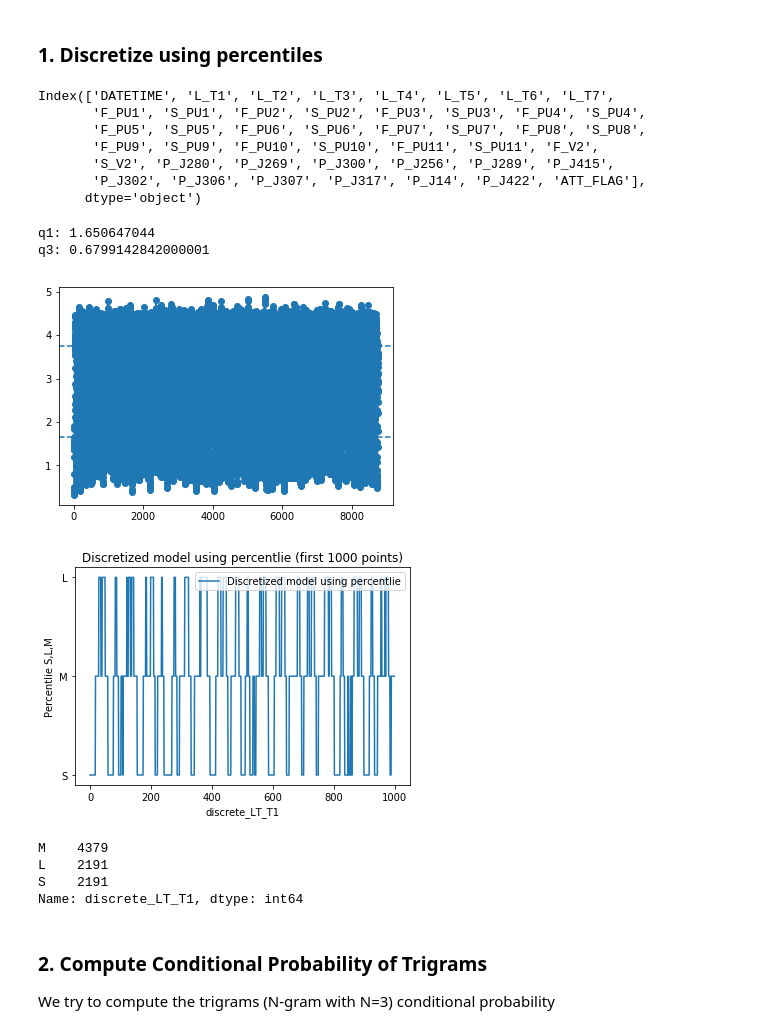
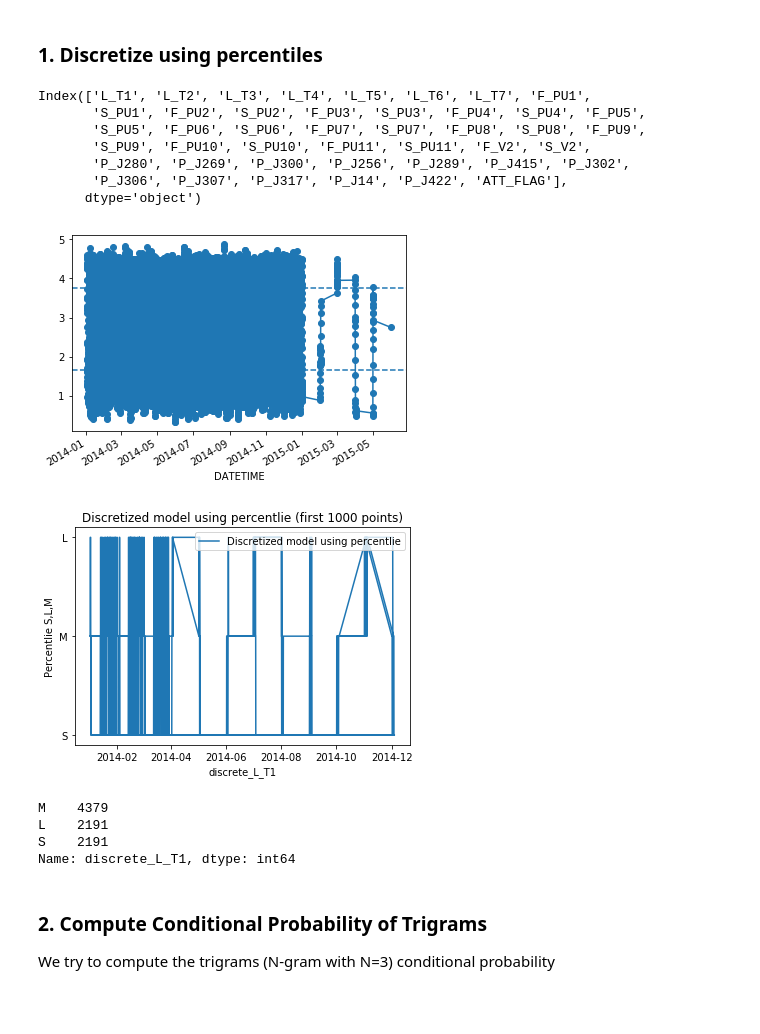
Before and after one commit to enreina/cs4035-lab, a Jupyter notebook: lab2/Discretization.ipynb, the cells around one changed output. Drawn from its saved outputs; the diff is of its cells as text; code cells hidden in the pictures; blank space fills up the shorter version.

Commit message:
anomaly detection result using n-gram

```diff
--- a/lab2/Discretization.ipynb
+++ b/lab2/Discretization.ipynb
@@ -12,64 +12,64 @@ import itertools
 # %% [markdown]
 ### 1. Discretize using percentiles
 # %%
-dataset03 = pd.read_csv("dataset/BATADAL_dataset03.csv")
+dataset03 = pd.read_csv("dataset/BATADAL_dataset03.csv",index_col="DATETIME")
+dataset03.index = pd.to_datetime(dataset03.index)
 dataset03.columns
 # %% [output]
-Index(['DATETIME', 'L_T1', 'L_T2', 'L_T3', 'L_T4', 'L_T5', 'L_T6', 'L_T7',
-       'F_PU1', 'S_PU1', 'F_PU2', 'S_PU2', 'F_PU3', 'S_PU3', 'F_PU4', 'S_PU4',
-       'F_PU5', 'S_PU5', 'F_PU6', 'S_PU6', 'F_PU7', 'S_PU7', 'F_PU8', 'S_PU8',
-       'F_PU9', 'S_PU9', 'F_PU10', 'S_PU10', 'F_PU11', 'S_PU11', 'F_V2',
-       'S_V2', 'P_J280', 'P_J269', 'P_J300', 'P_J256', 'P_J289', 'P_J415',
-       'P_J302', 'P_J306', 'P_J307', 'P_J317', 'P_J14', 'P_J422', 'ATT_FLAG'],
+Index(['L_T1', 'L_T2', 'L_T3', 'L_T4', 'L_T5', 'L_T6', 'L_T7', 'F_PU1',
+       'S_PU1', 'F_PU2', 'S_PU2', 'F_PU3', 'S_PU3', 'F_PU4', 'S_PU4', 'F_PU5',
+       'S_PU5', 'F_PU6', 'S_PU6', 'F_PU7', 'S_PU7', 'F_PU8', 'S_PU8', 'F_PU9',
+       'S_PU9', 'F_PU10', 'S_PU10', 'F_PU11', 'S_PU11', 'F_V2', 'S_V2',
+       'P_J280', 'P_J269', 'P_J300', 'P_J256', 'P_J289', 'P_J415', 'P_J302',
+       'P_J306', 'P_J307', 'P_J317', 'P_J14', 'P_J422', 'ATT_FLAG'],
       dtype='object')
 # %%
-a = dataset03['L_T1']
-# first find q1
-q = 25
-q1 = np.percentile(a,q,axis=0,interpolation ='linear')
-print("q1:",q1)
-# and then find q2
-q = 75
-q3 = np.percentile(a,q,axis=0,interpolation ='linear')
-print("q3:",q2)
+def discretize(a):
+    # first find q1
+    q = 25
+    q1 = np.percentile(a,q,axis=0,interpolation ='linear')
+    # and then find q2
+    q = 75
+    q3 = np.percentile(a,q,axis=0,interpolation ='linear')
+
+    # anything below q1 is "S", anything between q1 and q3 is "M", and anything over q3 is "L"
+    discrete = []
+    for x in a:
+        if x <= q1:
+            discrete.append("S")
+        elif x > q1 and x < q3:
+            discrete.append("M")
+        elif x >= q3:
+            discrete.append("L")
+
+    return discrete
+
+
 plt.figure()
-a.plot(marker="o")
-a.describe()
+dataset03['L_T1'].plot(marker="o")
+dataset03['L_T1'].describe()
 plt.axhline(y=q1,linestyle='--',label=".25 percentile")
 plt.axhline(y=q3,linestyle='--',label=".75 percentile")
 
-
-# anything below q1 is "S", anything between q1 and q3 is "M", and anything over q3 is "L"
-discrete = []
-for x in a:
-    if x <= q1:
-        discrete.append("S")
-    elif x > q1 and x < q3:
-        discrete.append("M")
-    elif x >= q3:
-        discrete.append("L")
-
-dataset03['discrete_LT_T1'] = discrete
-dataset03['discrete_LT_T1']
+dataset03['discrete_L_T1'] = discretize(dataset03['L_T1'])
+dataset03['discrete_L_T1']
 plt.figure()
-plt.plot(dataset03['discrete_LT_T1'][:1000], label='Discretized model using percentlie')
+plt.plot(dataset03['discrete_L_T1'][:2000], label='Discretized model using percentlie')
 plt.title("Discretized model using percentlie (first 1000 points)")
 plt.legend(loc ='upper right')
-plt.xlabel('discrete_LT_T1')
+plt.xlabel('discrete_L_T1')
 plt.ylabel('Percentlie S,L,M')
 plt.show()
 # %% [output]
-q1: 1.650647044
-q3: 0.6799142842000001
-[figure, old version]
+[figure, new version]
-[figure, old version]
+[figure, new version]
 # %%
-dataset03['discrete_LT_T1'].value_counts()
+dataset03['discrete_L_T1'].value_counts()
 # %% [output]
 M    4379
 L    2191
 S    2191
-Name: discrete_LT_T1, dtype: int64
+Name: discrete_L_T1, dtype: int64
 # %% [markdown]
 ### 2. Compute Conditional Probability of Trigrams
 We try to compute the trigrams (N-gram with N=3) conditional probability
```
Also changed, not shown: parts of 10 cells of this notebook.
